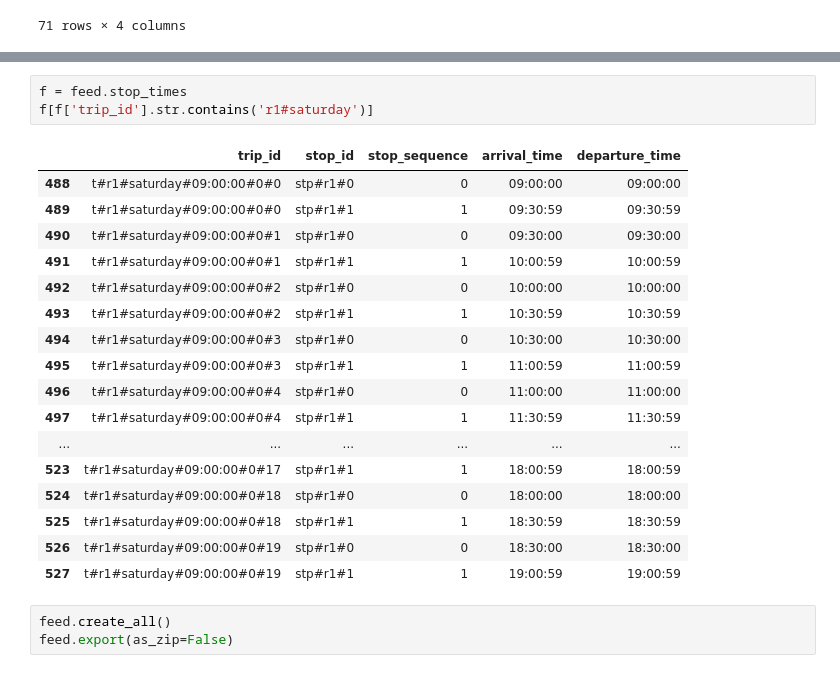
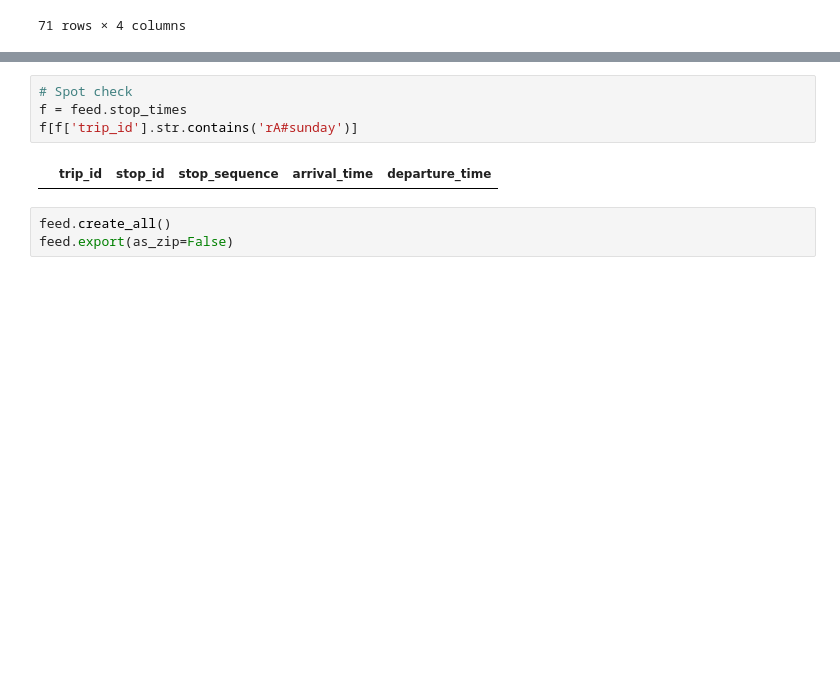
Before and after one commit to mrcagney/make_gtfs, a Jupyter notebook: examples/examples.ipynb, the cells around one changed output, grey strips where cells are left out. Drawn from its saved outputs; the diff is of its cells as text; blank space fills up the shorter version.

```diff
--- a/examples/examples.ipynb
+++ b/examples/examples.ipynb
@@ -159,24 +154,9 @@ feed.stop_times
 # %%
+# Spot check
 f = feed.stop_times
-f[f['trip_id'].str.contains('r1#saturday')]
+f[f['trip_id'].str.contains('rA#sunday')]
 # %% [output]
 |  | trip_id | stop_id | stop_sequence | arrival_time | departure_time |
-| 488 | t#r1#saturday#09:00:00#0#0 | stp#r1#0 | 0 | 09:00:00 | 09:00:00 |
-| 489 | t#r1#saturday#09:00:00#0#0 | stp#r1#1 | 1 | 09:30:59 | 09:30:59 |
-| 490 | t#r1#saturday#09:00:00#0#1 | stp#r1#0 | 0 | 09:30:00 | 09:30:00 |
-| 491 | t#r1#saturday#09:00:00#0#1 | stp#r1#1 | 1 | 10:00:59 | 10:00:59 |
-| 492 | t#r1#saturday#09:00:00#0#2 | stp#r1#0 | 0 | 10:00:00 | 10:00:00 |
-| 493 | t#r1#saturday#09:00:00#0#2 | stp#r1#1 | 1 | 10:30:59 | 10:30:59 |
-| 494 | t#r1#saturday#09:00:00#0#3 | stp#r1#0 | 0 | 10:30:00 | 10:30:00 |
-| 495 | t#r1#saturday#09:00:00#0#3 | stp#r1#1 | 1 | 11:00:59 | 11:00:59 |
-| 496 | t#r1#saturday#09:00:00#0#4 | stp#r1#0 | 0 | 11:00:00 | 11:00:00 |
-| 497 | t#r1#saturday#09:00:00#0#4 | stp#r1#1 | 1 | 11:30:59 | 11:30:59 |
-| ... | ... | ... | ... | ... | ... |
-| 523 | t#r1#saturday#09:00:00#0#17 | stp#r1#1 | 1 | 18:00:59 | 18:00:59 |
-| 524 | t#r1#saturday#09:00:00#0#18 | stp#r1#0 | 0 | 18:00:00 | 18:00:00 |
-| 525 | t#r1#saturday#09:00:00#0#18 | stp#r1#1 | 1 | 18:30:59 | 18:30:59 |
-| 526 | t#r1#saturday#09:00:00#0#19 | stp#r1#0 | 0 | 18:30:00 | 18:30:00 |
-| 527 | t#r1#saturday#09:00:00#0#19 | stp#r1#1 | 1 | 19:00:59 | 19:00:59 |
 # %%
 feed.create_all()
 feed.export(as_zip=False)
```
Also changed, not shown: parts of 6 cells of this notebook, 6 other files.
